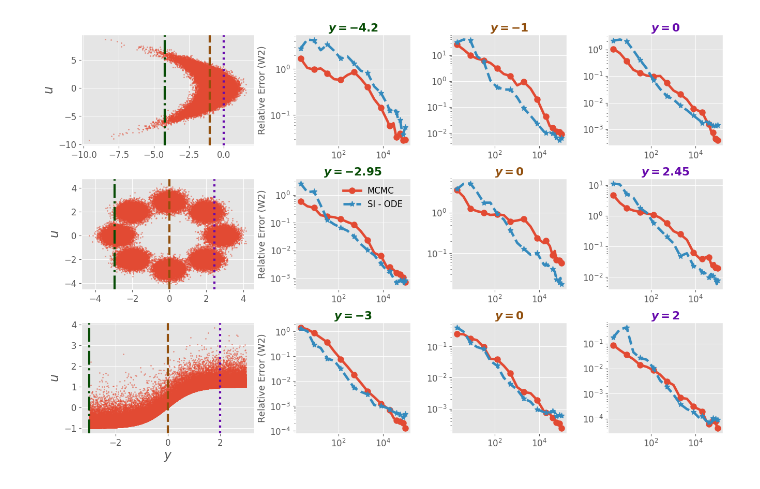
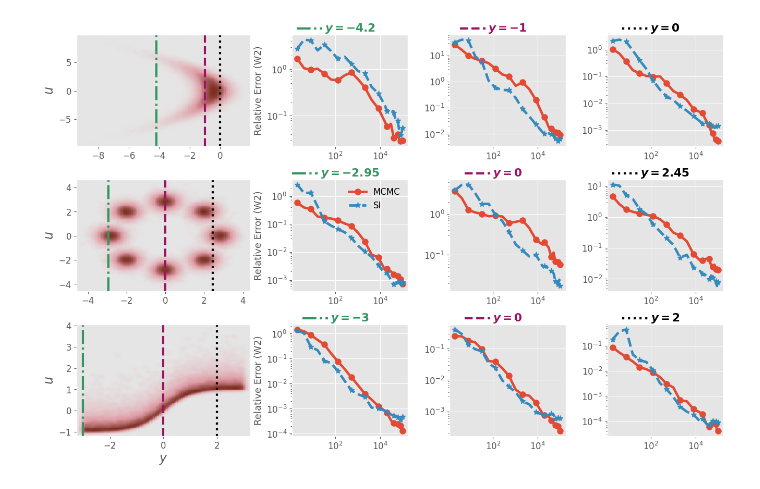
Before and after one commit to abjohnson117/TransportVsMcmcExperiments, a Jupyter notebook: banana/joint_convergence_figure.ipynb, the cells around one changed output. Cells and saved outputs as stored; diff of their text form; code cells hidden in the pictures.

```diff
--- a/banana/joint_convergence_figure.ipynb
+++ b/banana/joint_convergence_figure.ipynb
@@ -59,9 +61,16 @@ yst = rng.uniform(low=-3.0, high=3.0, size=(50000, 1))
 ust = np.tanh(yst) + rng.gamma(shape=1.0, scale=0.3, size=(50000, 1))
 tanh_samps = np.hstack([yst, ust])
 # %%
-GREEN  = "#074c05"
-BLUE   = "#914f0d"
-PURPLE = "#6609ac"
+GREEN   = "#359561"
+PINK    = "#9c1264"
+BLACK   = "#000000"
+SCATTER = "#df9ca5"
+
+DENSITY_CMAP = LinearSegmentedColormap.from_list(
+    "density_rose", ["#e5e5e5", SCATTER, "#7a2c1f"]
+)
+
+LINESTYLE_FOR_COLOR = {GREEN: "dashdot", PINK: "--", BLACK: "dotted"}
 
 plt.rcParams.update({
     'font.size': 13,
@@ -72,11 +81,30 @@ plt.rcParams.update({
     'legend.fontsize': 12,
 })
 
+def plot_density(ax, xs, ys, bins=120, pad_frac=0.04, sigma=1.2):
+    """Smoothed 2D histogram (Gaussian-blurred, rendered with pcolormesh) so the
+    joint distribution reads as a continuous heatmap rather than a blurred scatter.
+    Padding + locked axis limits keep conditioning lines near the data edges from
+    getting clipped by axvline."""
+    xmin, xmax = xs.min(), xs.max()
+    ymin, ymax = ys.min(), ys.max()
+    xpad = pad_frac * (xmax - xmin)
+    ypad = pad_frac * (ymax - ymin)
+    xrange = (xmin - xpad, xmax + xpad)
+    yrange = (ymin - ypad, ymax + ypad)
+    hist, xedges, yedges = np.histogram2d(xs, ys, bins=bins, range=[xrange, yrange])
+    hist = gaussian_filter(hist, sigma=sigma)
+    ax.pcolormesh(xedges, yedges, hist.T, cmap=DENSITY_CMAP, norm=PowerNorm(0.5),
+                  shading="auto", rasterized=True)
+    ax.set_xlim(xrange)
+    ax.set_ylim(yrange)
+    ax.set_autoscale_on(False)
+
 def plot_conv(ax, snl, mcmc, ode, title_color, title_str,
               add_legend=False, add_ylabel=False):
     ax.plot(snl, mcmc, marker="o", markevery=2, linewidth=3.4, markersize=8, label="MCMC")
     ax.plot(snl, ode,  marker="*", linestyle="dashed", linewidth=3.4, markersize=8,
-            markevery=2, label="SI - ODE")
+            markevery=2, label="SI")
     ax.set_xscale("log")
     ax.set_yscale("log")
     ax.set_title(rf"$\boldsymbol{{y = {title_str}}}$", fontsize=15.6, pad=2, color=title_color)
@@ -84,55 +112,77 @@ def plot_conv(ax, snl, mcmc, ode, title_color, title_str,
         ax.legend(loc="upper right", fontsize=12, frameon=False)
     if add_ylabel:
         ax.set_ylabel("Relative Error (W2)", fontsize=13)
+
+def add_title_swatch(ax, renderer, gap=0.025, length=0.22, lw=3):
+    """Draw a small line-style/color swatch immediately to the left of ax's title,
+    matching the corresponding conditioning line drawn in the sample-scatter column.
+    length is long enough for dashdot/dashed to show a full repeat of their pattern."""
+    color = ax.title.get_color()
+    linestyle = LINESTYLE_FOR_COLOR.get(color)
+    if linestyle is None:
+        return
+    bbox = ax.title.get_window_extent(renderer=renderer)
+    inv = ax.transAxes.inverted()
+    (x0, y0), (x1, y1) = inv.transform([(bbox.x0, bbox.y0), (bbox.x1, bbox.y1)])
+    y_mid = (y0 + y1) / 2
+    ax.plot([x0 - gap - length, x0 - gap], [y_mid, y_mid], transform=ax.transAxes,
+            linestyle=linestyle, color=color, linewidth=lw, clip_on=False,
+            solid_capstyle="butt")
 
 fig, axes = plt.subplots(
     3, 4, figsize=(16, 10),
     gridspec_kw={"width_ratios": [1.5, 1, 1, 1]}
 )
 plt.subplots_adjust(hspace=0.3, wspace=0.32)
 
 # ======== Row 0: Banana ========
 ax = axes[0, 0]
-ax.scatter(banana_samps[:, 0], banana_samps[:, 1], alpha=0.5, s=2, rasterized=True)
+plot_density(ax, banana_samps[:, 0], banana_samps[:, 1])
 ax.axvline(x=-4.2, linestyle="dashdot", linewidth=3, c=GREEN)
-ax.axvline(x=-1.0, linestyle="--",      linewidth=3, c=BLUE)
-ax.axvline(x= 0.0, linestyle="dotted",  linewidth=3, c=PURPLE)
+ax.axvline(x=-1.0, linestyle="--",      linewidth=3, c=PINK)
+ax.axvline(x= 0.0, linestyle="dotted",  linewidth=3, c=BLACK)
 ax.set_ylabel(r"$u$", fontsize=17)
 
-plot_conv(axes[0,1], snl_b, mcmc_b_green,  ode_b_green,  GREEN,  "-4.2",
+plot_conv(axes[0,1], snl_b, mcmc_b_green, ode_b_green, GREEN, "-4.2",
           add_legend=False, add_ylabel=True)
-plot_conv(axes[0,2], snl_b, mcmc_b_blue,   ode_b_blue,   BLUE,   "-1")
-plot_conv(axes[0,3], snl_b, mcmc_b_purple, ode_b_purple, PURPLE, "0")
+plot_conv(axes[0,2], snl_b, mcmc_b_pink,  ode_b_pink,  PINK,  "-1")
+plot_conv(axes[0,3], snl_b, mcmc_b_black, ode_b_black, BLACK, "0")
 
 # ======== Row 1: 8 Gaussians ========
 ax = axes[1, 0]
-ax.scatter(gauss_samps[:, 0], gauss_samps[:, 1], alpha=0.5, s=2, rasterized=True)
+plot_density(ax, gauss_samps[:, 0], gauss_samps[:, 1])
 ax.axvline(x=-2.95, linestyle="dashdot", linewidth=3, c=GREEN)
-ax.axvline(x= 0.0,  linestyle="--",      linewidth=3, c=BLUE)
-ax.axvline(x= 2.45, linestyle="dotted",  linewidth=3, c=PURPLE)
+ax.axvline(x= 0.0,  linestyle="--",      linewidth=3, c=PINK)
+ax.axvline(x= 2.45, linestyle="dotted",  linewidth=3, c=BLACK)
 ax.set_ylabel(r"$u$", fontsize=17)
 
-plot_conv(axes[1,1], snl_g, mcmc_g_green,  ode_g_green,  GREEN,  "-2.95", add_legend=True,
+plot_conv(axes[1,1], snl_g, mcmc_g_green, ode_g_green, GREEN, "-2.95", add_legend=True,
           add_ylabel=True)
-plot_conv(axes[1,2], snl_g, mcmc_g_blue,   ode_g_blue,   BLUE,   "0")
-plot_conv(axes[1,3], snl_g, mcmc_g_purple, ode_g_purple, PURPLE, "2.45")
+plot_conv(axes[1,2], snl_g, mcmc_g_pink,  ode_g_pink,  PINK,  "0")
+plot_conv(axes[1,3], snl_g, mcmc_g_black, ode_g_black, BLACK, "2.45")
 
 # ======== Row 2: Tanh ========
 ax = axes[2, 0]
-ax.scatter(tanh_samps[:, 0], tanh_samps[:, 1], alpha=0.5, s=2, rasterized=True)
+plot_density(ax, tanh_samps[:, 0], tanh_samps[:, 1])
 ax.axvline(x=-3.0, linestyle="dashdot", linewidth=3, c=GREEN)
-ax.axvline(x= 0.0, linestyle="--",      linewidth=3, c=BLUE)
-ax.axvline(x= 2.0, linestyle="dotted",  linewidth=3, c=PURPLE)
+ax.axvline(x= 0.0, linestyle="--",      linewidth=3, c=PINK)
+ax.axvline(x= 2.0, linestyle="dotted",  linewidth=3, c=BLACK)
 ax.set_ylabel(r"$u$", fontsize=17)
 ax.set_xlabel(r"$y$", fontsize=17)
 
-plot_conv(axes[2,1], snl_t, mcmc_t_green,  ode_t_green,  GREEN,  "-3",
+plot_conv(axes[2,1], snl_t, mcmc_t_green, ode_t_green, GREEN, "-3",
           add_ylabel=True)
-plot_conv(axes[2,2], snl_t, mcmc_t_blue,   ode_t_blue,   BLUE,   "0")
-plot_conv(axes[2,3], snl_t, mcmc_t_purple, ode_t_purple, PURPLE, "2")
+plot_conv(axes[2,2], snl_t, mcmc_t_pink,  ode_t_pink,  PINK,  "0")
+plot_conv(axes[2,3], snl_t, mcmc_t_black, ode_t_black, BLACK, "2")
+
+fig.canvas.draw()
+renderer = fig.canvas.get_renderer()
+for row in range(3):
+    for col in (1, 2, 3):
+        add_title_swatch(axes[row, col], renderer)
 
 os.makedirs("images", exist_ok=True)
 plt.savefig("images/combined_joint_conv.png", dpi=300, bbox_inches="tight")
 plt.show()
 # %% [output]
-[figure, old version]
+[figure, new version]
```
Also changed, not shown: parts of 2 cells of this notebook, 7 other files.
